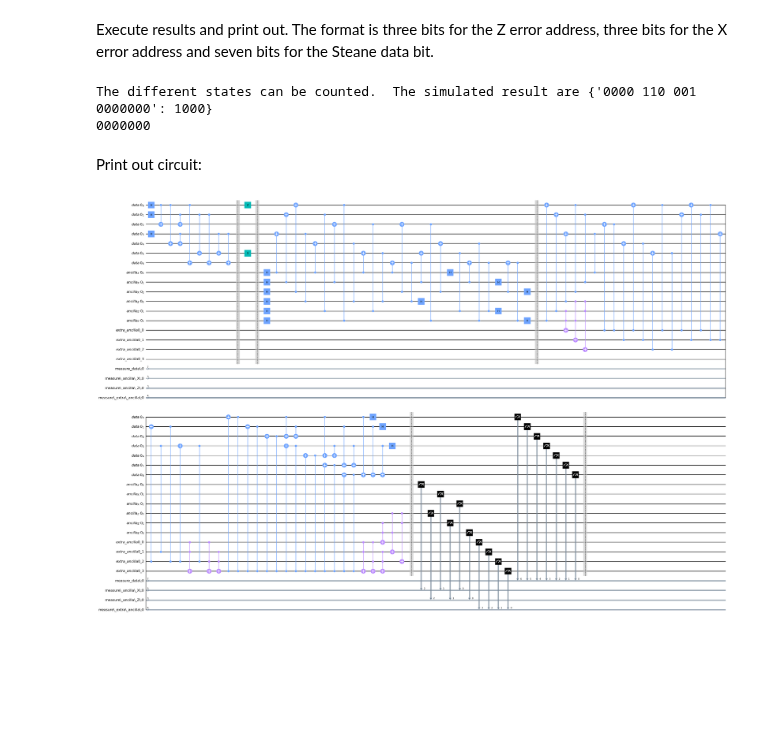
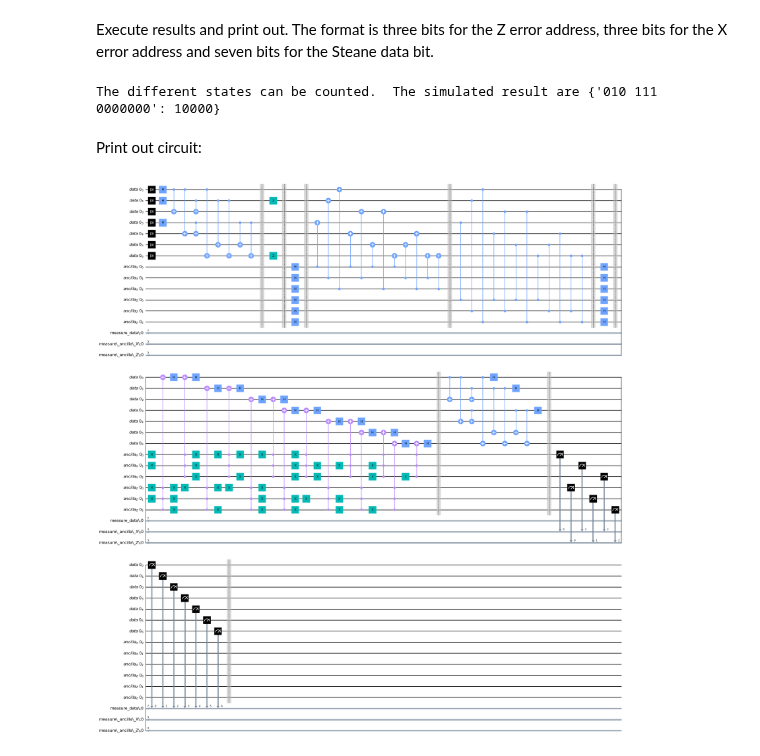
Before and after one commit to goldsmdn/SteaneCode, a Jupyter notebook: Steane_code.ipynb, the cells around one changed output. Drawn from its saved outputs; the diff is of its cells as text; code cells hidden in the pictures; blank space fills up the shorter version.

Commit message:
#22 Minor changes to Steane code master workbook

```diff
--- a/Steane_code.ipynb
+++ b/Steane_code.ipynb
@@ -68,19 +76,29 @@ We specify the parity check matrix, since this defines the Steane code.  It is v
 parity_check_matrix = [[0,0,0,1,1,1,1],
                        [0,1,1,0,0,1,1],
                        [1,0,1,0,1,0,1]]
+# %%
+codewords = [[0,0,0,0,0,0,0],
+             [1,0,1,0,1,0,1],
+             [0,1,1,0,0,1,1],
+             [1,1,0,0,1,1,0],
+             [0,0,0,1,1,1,1],
+             [1,0,1,1,0,1,0],
+             [0,1,1,1,1,0,0],
+             [1,1,0,1,0,0,1]]
 # %% [markdown]
 Create an instance of the logical qubits needed.  The parity check matrix above as an input.
 
 The number of qubits needed is an argument to the class and should be 1 or 2 at present.
 # %%
 if SECOND_LOGICAL:
-    qubit = SteaneCodeLogicalQubit(2, parity_check_matrix,CORRECT_ERROR)
+    qubit = SteaneCodeLogicalQubit(2, parity_check_matrix, codewords, EXTEND_ANCILLA)
 else:
-    qubit = SteaneCodeLogicalQubit(1, parity_check_matrix,CORRECT_ERROR)
+    qubit = SteaneCodeLogicalQubit(1, parity_check_matrix, codewords, EXTEND_ANCILLA)
 # %% [markdown]
 Use a method to initialise the logical qubits as a logical zero as required.
 # %%
-qubit.set_up_logical_zero(0)
+if FIRST_LOGICAL:
+    qubit.set_up_logical_zero(0)
 if SECOND_LOGICAL:
     qubit.set_up_logical_zero(1)
 qubit.barrier()
@@ -178,14 +180,11 @@ Execute results and print out.  The format is three bits for the Z error address
 # %%
 counts = result.get_counts(qubit)
 print ('The different states can be counted.  The simulated result are', counts)
-for key in counts.keys():
-    print(key[-7:])
 # %% [output]
-The different states can be counted.  The simulated result are {'0000 110 001 0000000': 1000}
-0000000
+The different states can be counted.  The simulated result are {'010 111 0000000': 10000}
 # %% [markdown]
 Print out circuit:
 # %%
-qubit.draw(output='mpl', filename = 'auto_qubit.jpg', fold=60)
+qubit.draw(output='mpl', filename = 'Steane_code_circuit.jpg', fold = 43)
 # %% [output]
-[figure, old version]
+[figure, new version]
```
Also changed, not shown: parts of 7 cells of this notebook.
